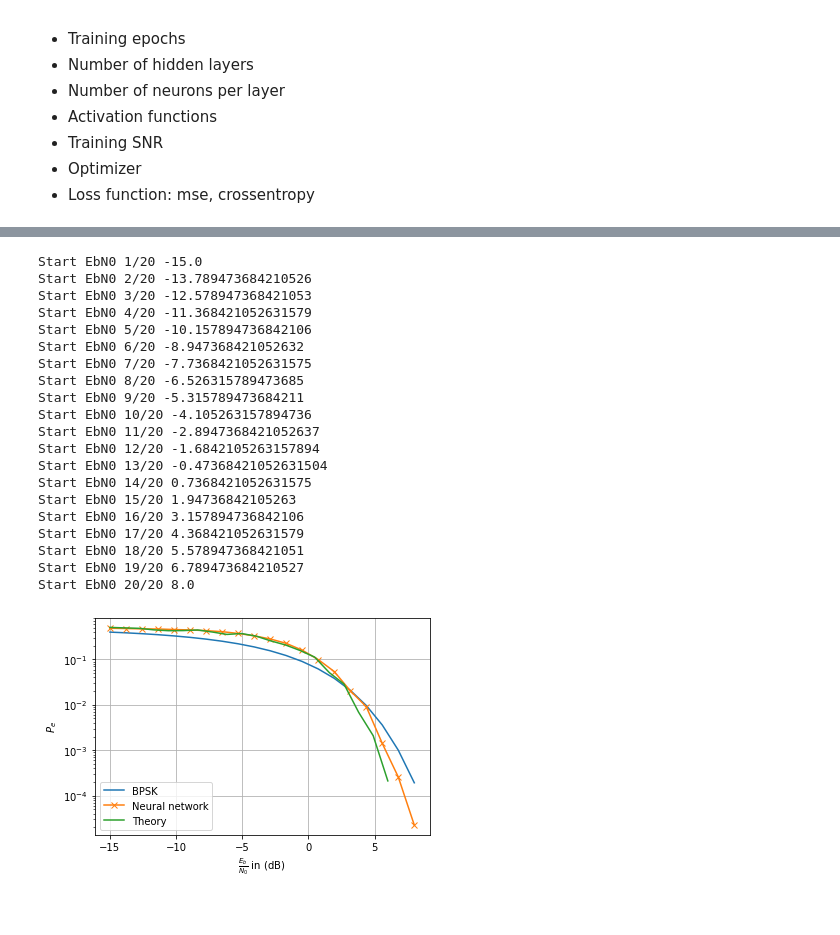
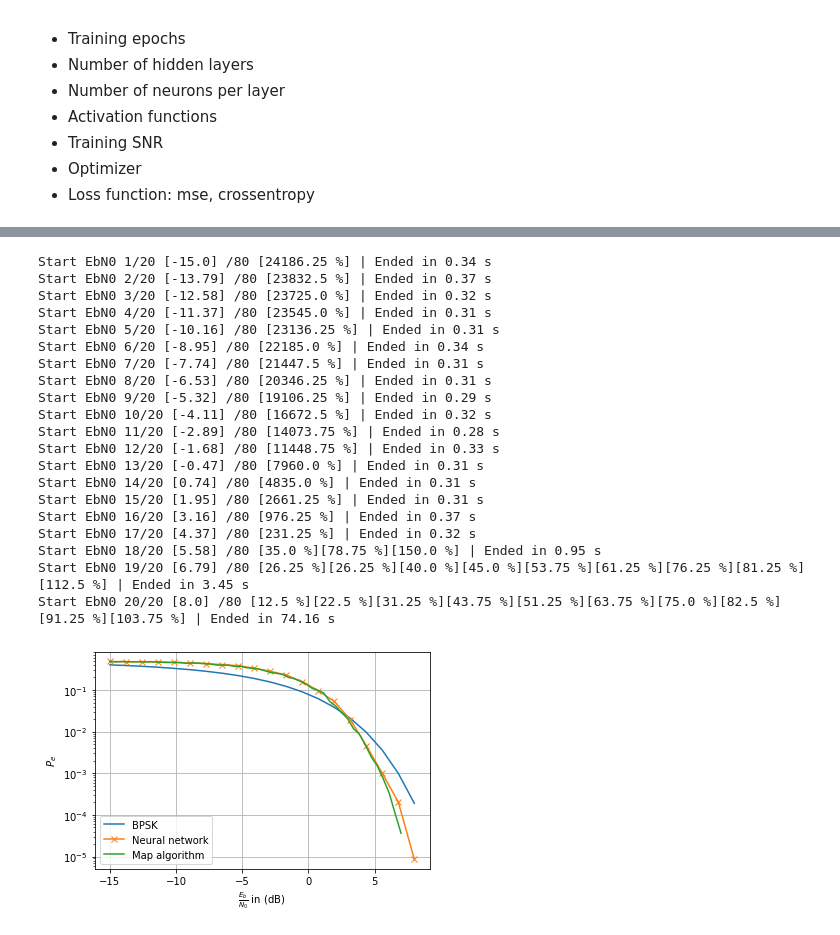
Before and after one commit to graille/ITR315-deep-telecom, a Jupyter notebook: 5- Neural based channel decoders.ipynb, the cells around one changed output, grey strips where cells are left out. Drawn from its saved outputs; the diff is of its cells as text; code cells hidden in the pictures.

```diff
--- a/5- Neural based channel decoders.ipynb
+++ b/5- Neural based channel decoders.ipynb
@@ -163,59 +165,66 @@ plt.yscale('log')
 # %%
+import os
+import matplotlib.pyplot as plt
+import numpy as np
+import keras
 import time
 
+from keras.models import load_model
+
+from src.communications import *
+from src.utils import *
+
+# Configuration
 EbN0dBs = np.linspace(-15, 8, 20)
+decoder_model = load_model(f'networks/decoders/decoder_one_hot_basic.h5')
 
-def channel_fnt(b, EbN0dB):
-    c = transmitter.transmit(b)
-    d = channel.process(c, EbN0dB)
+MODULATION = 'BPSK'
+G = get_fec_matrix('POLAR_8_16')
 
-    # Create blocks
-    b_r = noisy_model.predict(np.array(np.split(d, len(d) // transmitter.block_coded_length)))
-
-    b_r = np.array(list(map(lambda x: receiver.block_elements[np.argmax(x)], b_r)))
-    b_r = b_r.flatten()
-
-    return b_r, c, d
+# Initialization
+transmitter = Transmitter(MODULATION, G)
+receiver = NetworkReceiver(transmitter.block_length, transmitter.block_coded_length, decoder_model, NeuralNetworkType.ONE_HOT)
+channel = AWGNChannel(get_bps(MODULATION), transmitter.block_length, transmitter.block_coded_length)
 
 if __name__ == '__main__':
     t = time.time()
     BER = ber_performance(
         EbN0dBs,
-        channel_fnt,
-        np.size(G, 0) * 5000,
+        get_basic_channel_fct(transmitter, channel, receiver),
+        transmitter.block_length * 5000,
         80
     )
 
     [EbN0dBs_C, BER_C] = np.loadtxt('outputs/BER_G_MAP.csv', delimiter=',')
 
     # Plot results
     plt.figure()
     show_ber(MODULATION, EbN0dBs, BER)
     plt.plot(EbN0dBs_C, BER_C)
     plt.legend(['BPSK', 'Neural network', 'Map algorithm'])
     plt.show()
 
     np.savetxt('outputs/BER_G_NEURAL.csv', [np.array(EbN0dBs), np.array(BER)], delimiter=',')
     print(f'Elapsed : {np.round(time.time() - t, 2)} s')
 # %% [output]
-Start EbN0 1/20 -15.0
-Start EbN0 2/20 -13.789473684210526
-Start EbN0 3/20 -12.578947368421053
-Start EbN0 4/20 -11.368421052631579
-Start EbN0 5/20 -10.157894736842106
-Start EbN0 6/20 -8.947368421052632
-Start EbN0 7/20 -7.7368421052631575
-Start EbN0 8/20 -6.526315789473685
-Start EbN0 9/20 -5.315789473684211
-Start EbN0 10/20 -4.105263157894736
-Start EbN0 11/20 -2.8947368421052637
-Start EbN0 12/20 -1.6842105263157894
-Start EbN0 13/20 -0.47368421052631504
-Start EbN0 14/20 0.7368421052631575
-Start EbN0 15/20 1.94736842105263
-Start EbN0 16/20 3.157894736842106
-Start EbN0 17/20 4.368421052631579
-Start EbN0 18/20 5.578947368421051
-Start EbN0 19/20 6.789473684210527
-Start EbN0 20/20 8.0
+Start EbN0 1/20 [-15.0] /80 [24186.25 %] | Ended in 0.34 s
+Start EbN0 2/20 [-13.79] /80 [23832.5 %] | Ended in 0.37 s
+Start EbN0 3/20 [-12.58] /80 [23725.0 %] | Ended in 0.32 s
+Start EbN0 4/20 [-11.37] /80 [23545.0 %] | Ended in 0.31 s
+Start EbN0 5/20 [-10.16] /80 [23136.25 %] | Ended in 0.31 s
+Start EbN0 6/20 [-8.95] /80 [22185.0 %] | Ended in 0.34 s
+Start EbN0 7/20 [-7.74] /80 [21447.5 %] | Ended in 0.31 s
+Start EbN0 8/20 [-6.53] /80 [20346.25 %] | Ended in 0.31 s
+Start EbN0 9/20 [-5.32] /80 [19106.25 %] | Ended in 0.29 s
+Start EbN0 10/20 [-4.11] /80 [16672.5 %] | Ended in 0.32 s
+Start EbN0 11/20 [-2.89] /80 [14073.75 %] | Ended in 0.28 s
+Start EbN0 12/20 [-1.68] /80 [11448.75 %] | Ended in 0.33 s
+Start EbN0 13/20 [-0.47] /80 [7960.0 %] | Ended in 0.31 s
+Start EbN0 14/20 [0.74] /80 [4835.0 %] | Ended in 0.31 s
+Start EbN0 15/20 [1.95] /80 [2661.25 %] | Ended in 0.31 s
+Start EbN0 16/20 [3.16] /80 [976.25 %] | Ended in 0.37 s
+Start EbN0 17/20 [4.37] /80 [231.25 %] | Ended in 0.32 s
+Start EbN0 18/20 [5.58] /80 [35.0 %][78.75 %][150.0 %] | Ended in 0.95 s
+Start EbN0 19/20 [6.79] /80 [26.25 %][26.25 %][40.0 %][45.0 %][53.75 %][61.25 %][76.25 %][81.25 %][112.5 %] | Ended in 3.45 s
+Start EbN0 20/20 [8.0] /80 [12.5 %][22.5 %][31.25 %][43.75 %][51.25 %][63.75 %][75.0 %][82.5 %][91.25 %][103.75 %] | Ended in 74.16 s
-[figure, old version]
+[figure, new version]
```
Also changed, not shown: parts of 4 cells of this notebook, 23 other files.
